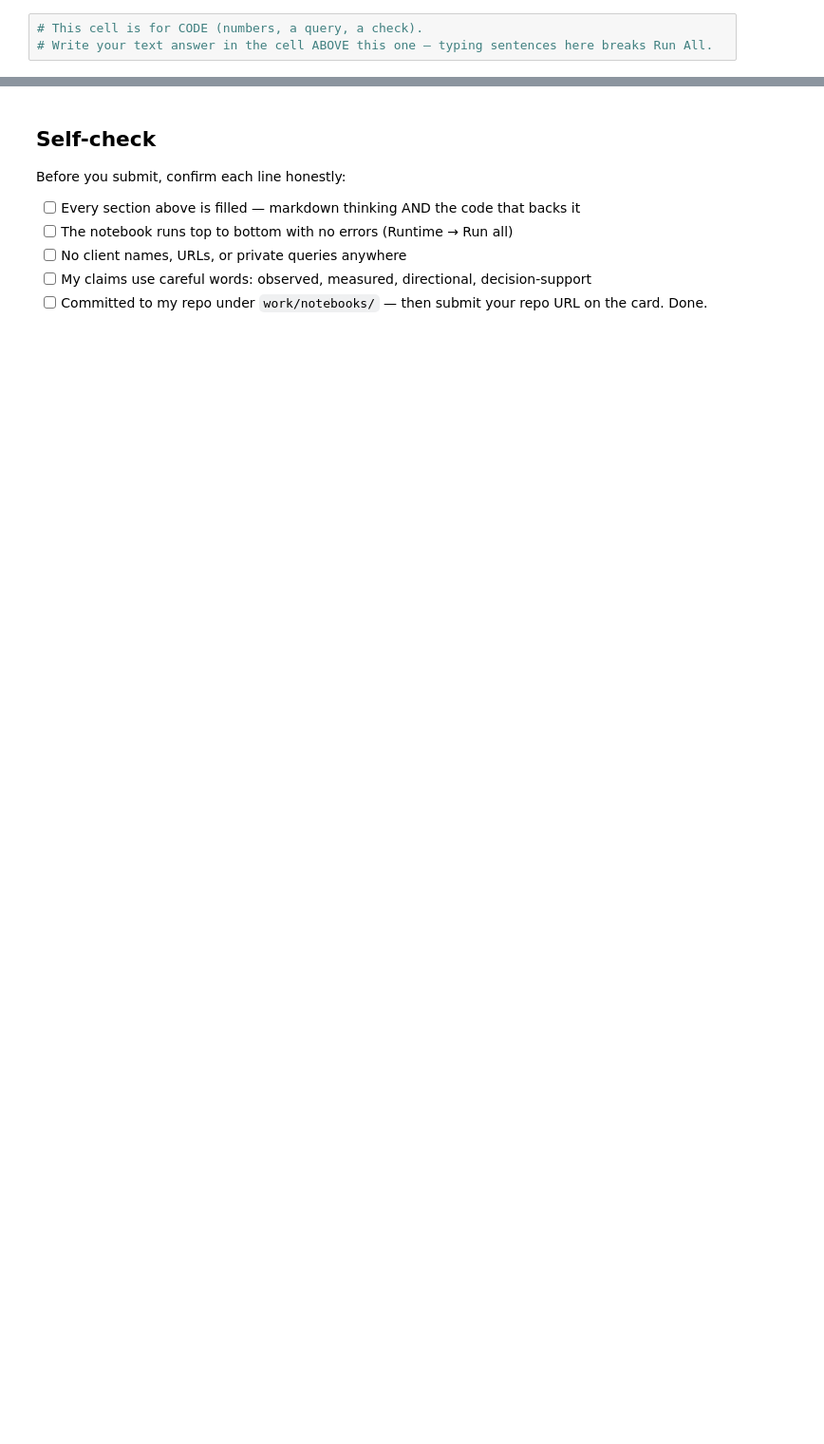
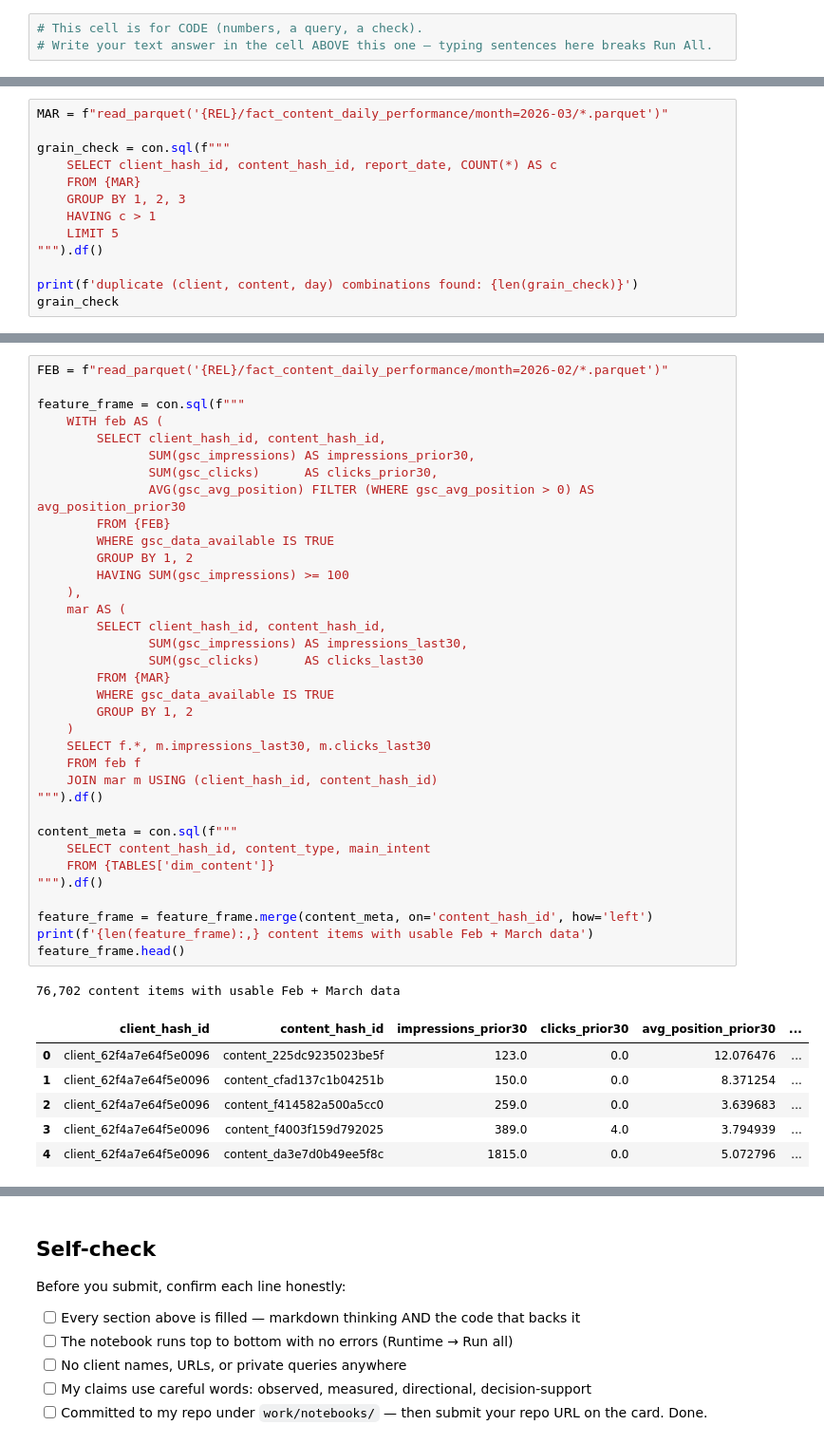
Before and after one commit to ridoy1211/Flyrank-Internship-ML, a Jupyter notebook: work/notebooks/w03_data_contract.ipynb, the cells around one changed output, grey strips where cells are left out. Shown at 95% size. Drawn from its saved outputs; the diff is of its cells as text; blank space fills up the shorter version.

```diff
--- a/work/notebooks/w03_data_contract.ipynb
+++ b/work/notebooks/w03_data_contract.ipynb
@@ -36,0 +99,13 @@ This skeleton is yours to fill. Work the sections **in order** — each one has
+# %%
+MAR = f"read_parquet('{REL}/fact_content_daily_performance/month=2026-03/*.parquet')"
+
+grain_check = con.sql(f"""
+    SELECT client_hash_id, content_hash_id, report_date, COUNT(*) AS c
+    FROM {MAR}
+    GROUP BY 1, 2, 3
+    HAVING c > 1
+    LIMIT 5
+""").df()
+
+print(f'duplicate (client, content, day) combinations found: {len(grain_check)}')
+grain_check
@@ -36,0 +161,43 @@ This skeleton is yours to fill. Work the sections **in order** — each one has
+# %%
+FEB = f"read_parquet('{REL}/fact_content_daily_performance/month=2026-02/*.parquet')"
+
+feature_frame = con.sql(f"""
+    WITH feb AS (
+        SELECT client_hash_id, content_hash_id,
+               SUM(gsc_impressions) AS impressions_prior30,
+               SUM(gsc_clicks)      AS clicks_prior30,
+               AVG(gsc_avg_position) FILTER (WHERE gsc_avg_position > 0) AS avg_position_prior30
+        FROM {FEB}
+        WHERE gsc_data_available IS TRUE
+        GROUP BY 1, 2
+        HAVING SUM(gsc_impressions) >= 100
+    ),
+    mar AS (
+        SELECT client_hash_id, content_hash_id,
+               SUM(gsc_impressions) AS impressions_last30,
+               SUM(gsc_clicks)      AS clicks_last30
+        FROM {MAR}
+        WHERE gsc_data_available IS TRUE
+        GROUP BY 1, 2
+    )
+    SELECT f.*, m.impressions_last30, m.clicks_last30
+    FROM feb f
+    JOIN mar m USING (client_hash_id, content_hash_id)
+""").df()
+
+content_meta = con.sql(f"""
+    SELECT content_hash_id, content_type, main_intent
+    FROM {TABLES['dim_content']}
+""").df()
+
+feature_frame = feature_frame.merge(content_meta, on='content_hash_id', how='left')
+print(f'{len(feature_frame):,} content items with usable Feb + March data')
+feature_frame.head()
+# %% [output]
+76,702 content items with usable Feb + March data
+|  | client_hash_id | content_hash_id | impressions_prior30 | clicks_prior30 | avg_position_prior30 | ... |
+| 0 | client_62f4a7e64f5e0096 | content_225dc9235023be5f | 123.0 | 0.0 | 12.076476 | ... |
+| 1 | client_62f4a7e64f5e0096 | content_cfad137c1b04251b | 150.0 | 0.0 | 8.371254 | ... |
+| 2 | client_62f4a7e64f5e0096 | content_f414582a500a5cc0 | 259.0 | 0.0 | 3.639683 | ... |
+| 3 | client_62f4a7e64f5e0096 | content_f4003f159d792025 | 389.0 | 4.0 | 3.794939 | ... |
+| 4 | client_62f4a7e64f5e0096 | content_da3e7d0b49ee5f8c | 1815.0 | 0.0 | 5.072796 | ... |
```
Also changed, not shown: parts of 24 cells of this notebook.
